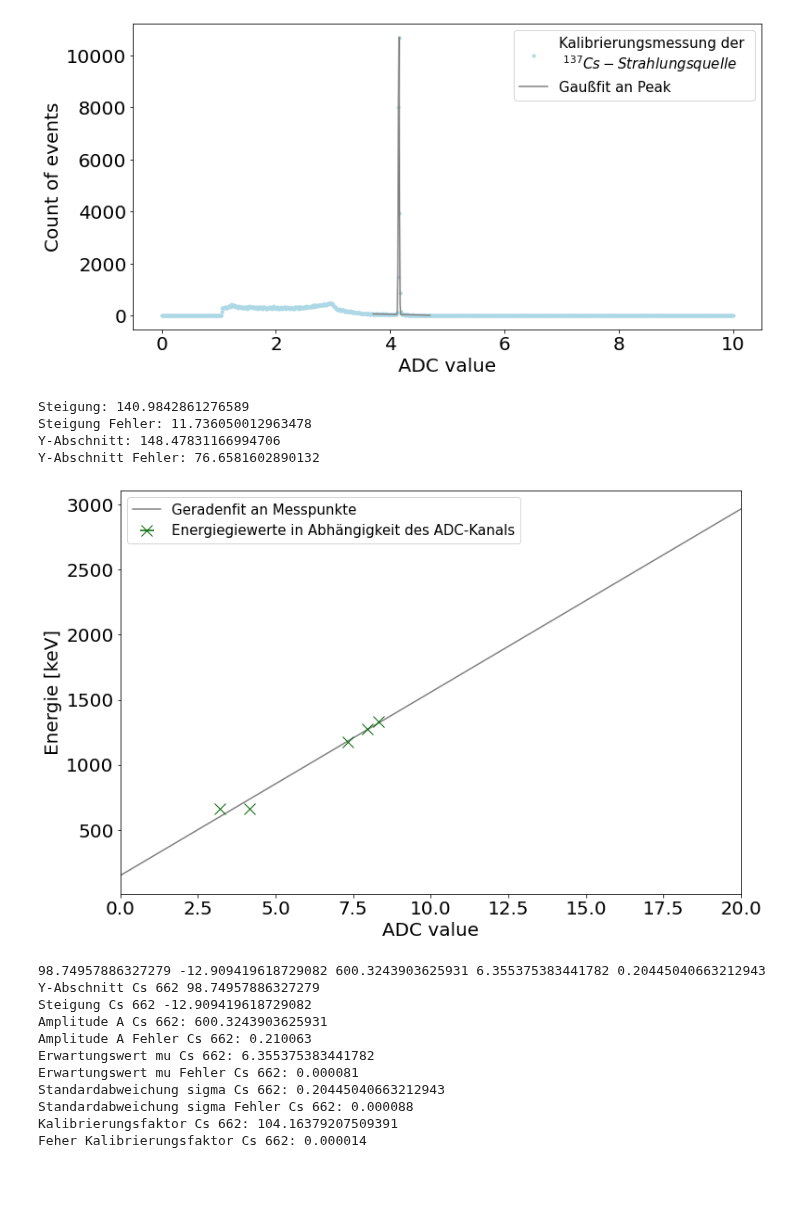
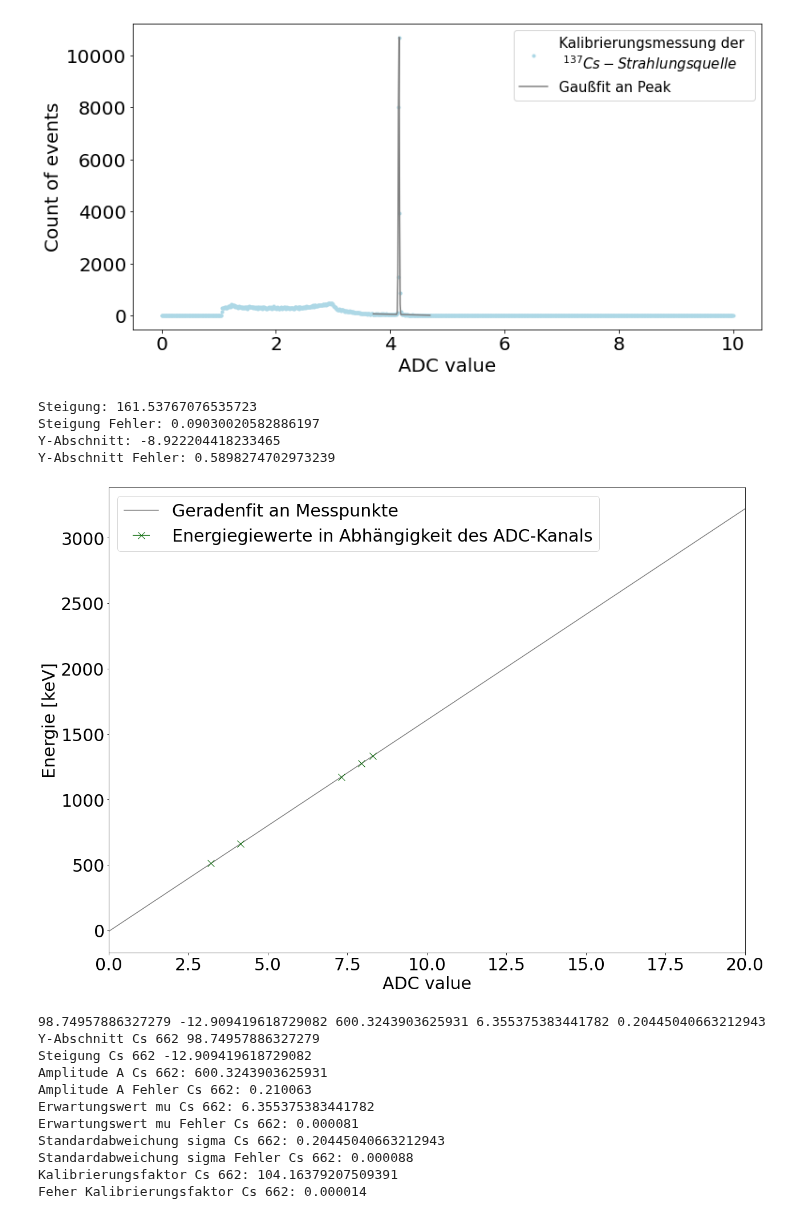
Before and after one commit to Skylake143/Fortgeschrittenenpraktikum, a Jupyter notebook: B18Gammaspektroskopie/A3Kalibrierungsmessungen.ipynb, the cells around one changed output. Saved outputs shown, nothing was run; the diff lists cells and outputs as text; code cells hidden in the pictures; blank space fills up the shorter version.

```diff
--- a/B18Gammaspektroskopie/A3Kalibrierungsmessungen.ipynb
+++ b/B18Gammaspektroskopie/A3Kalibrierungsmessungen.ipynb
@@ -486,21 +486,22 @@ Comptonkante: 4.859999999999999
 # %%
 #Energiekalibration
-parameters = {'xtick.labelsize': 20, 'ytick.labelsize': 20}
+parameters = {'xtick.labelsize': 30, 'ytick.labelsize': 30}
 plt.rcParams.update(parameters)
 
 #Energyspectrum open LG
-fig, ax = plt.subplots(figsize=(12,8))
+fig, ax = plt.subplots(figsize=(20,15))
 ax.set_xlim(0, 20)
 
 #Name for axis
-ax.set_xlabel('ADC value', fontsize=20)
-ax.set_ylabel('Energie [keV]', fontsize=20)
+ax.set_xlabel('ADC value', fontsize=30)
+ax.set_ylabel('Energie [keV]', fontsize=30)
 
 #Plotten der unskalierten Kurven
 # linear_model=np.polyfit(energy_calibration_x,energy_calibration_y,1)
 # linear_model_fn=np.poly1d(linear_model)
 # x_s=np.arange(30,230)
 
+print(energy_calibration_x)
 params, cov = curve_fit(line,energy_calibration_y, energy_calibration_x)
 x_fit = np.linspace(0,20)
 ax.errorbar(energy_calibration_y, energy_calibration_x, xerr=energy_calibration_y_error,fmt='x',markersize=12, color = "darkgreen",label = "Energiegiewerte in Abhängigkeit des ADC-Kanals")
@@ -510,6 +511,6 @@ print("Steigung Fehler:", np.sqrt(cov[1,1]))
 print("Y-Abschnitt:", params[0])
 print("Y-Abschnitt Fehler:",np.sqrt(cov[0,0]))
 
-ax.legend(fontsize=15)
+ax.legend(fontsize=30)
 fig.savefig('Kalibrierungsmessung.png', dpi=200)
 # %% [output]
@@ -564,7 +566,7 @@ FWHM = round(2.35482 * sigma,4)
 #ax.vlines(gaussstop,0,5000)
 
 ax.plot(adc[gaussstart:gaussstop], lin_gauss(adc[gaussstart:gaussstop], a, b,A,x0,sigma), color = "grey")
-photopeak = 662
+photopeak = 511
 calibrationfactor = photopeak / x0
 calibrationfactorfehler = sigma/x0
 print("Untergrundgerade:",a,"+",b,"x")
@@ -597,7 +599,7 @@ print("Anzahl gemessener Events aus Analytischem Integral Fehler: ", analiticalI
 startparameter = 120, -10, 2000, 7.95, 0.01
 #ax.plot(adc[gaussstart:gaussstop] , count[gaussstart:gaussstop], color = "grey", label="Gaußfit an Kalibrierungsmessung")
 a, b, A1, x01, sigma1,afehler, bfehler, Afehler1, x0fehler1, sigmafehler1= lin_gauss_fit(adc[gaussstart2:gaussstop2] , count[gaussstart2:gaussstop2],startparameter)
-FWHM = round(2.35482 * sigma,4)
+FWHM1 = round(2.35482 * sigma,4)
 #ax.vlines(gaussstart,0,5000)
 #ax.vlines(gaussstop,0,5000)
 ax.plot(adc[gaussstart2:gaussstop2], lin_gauss(adc[gaussstart2:gaussstop2], a, b,A1, x01, sigma1), color = "grey", label="Gaußfit an Peak")
@@ -847,39 +849,39 @@ Comptonadc und -energie:  0.675 107.61421761751357
 [figure]
 # %%
 #Energiekalibration
-parameters = {'xtick.labelsize': 20, 'ytick.labelsize': 20}
+parameters = {'xtick.labelsize': 30, 'ytick.labelsize': 30}
 plt.rcParams.update(parameters)
 
 #Energyspectrum open LG
-fig, ax = plt.subplots(figsize=(12,8))
+fig, ax = plt.subplots(figsize=(20,15))
 ax.set_xlim(0, 20)
 
 #Name for axis
-ax.set_xlabel('ADC value', fontsize=20)
-ax.set_ylabel('Energie [keV]', fontsize=20)
+ax.set_xlabel('ADC value', fontsize=30)
+ax.set_ylabel('Energie [keV]', fontsize=30)
 
 #Plotten der unskalierten Kurven
 # linear_model=np.polyfit(energy_calibration_x,energy_calibration_y,1)
 # linear_model_fn=np.poly1d(linear_model)
 # x_s=np.arange(30,230)
 
 params, cov = curve_fit(line,energy_calibration_y, energy_calibration_x)
 x_fit = np.linspace(0,20)
 ax.errorbar(energy_calibration_y, energy_calibration_x, xerr=energy_calibration_y_error,fmt='x',markersize=12, color = "darkgreen",label = "Energiegiewerte in Abhängigkeit des ADC-Kanals")
 ax.plot(x_fit, line(x_fit, params[0], params[1]), color = "grey", label="Geradenfit an Messpunkte")
 print("Steigung:",params[1])
 print("Steigung Fehler:", np.sqrt(cov[1,1]))
 print("Y-Abschnitt:", params[0])
 print("Y-Abschnitt Fehler:",np.sqrt(cov[0,0]))
 
-ax.legend(fontsize=15)
+ax.legend(fontsize=30)
 fig.savefig('Kalibrierungsmessung.png', dpi=200)
 # %% [output]
-Steigung: 140.9842861276589
-Steigung Fehler: 11.736050012963478
-Y-Abschnitt: 148.47831166994706
-Y-Abschnitt Fehler: 76.6581602890132
+Steigung: 161.53767076535723
+Steigung Fehler: 0.09030020582886197
+Y-Abschnitt: -8.922204418233465
+Y-Abschnitt Fehler: 0.5898274702973239
-[figure, old version]
+[figure, new version]
 # %%
 #cs-Eichung Szintialltionsdetektor
 adc = Kollimator_adcvalue_cs
```
Also changed, not shown: parts of 7 cells of this notebook, 6 other files.
